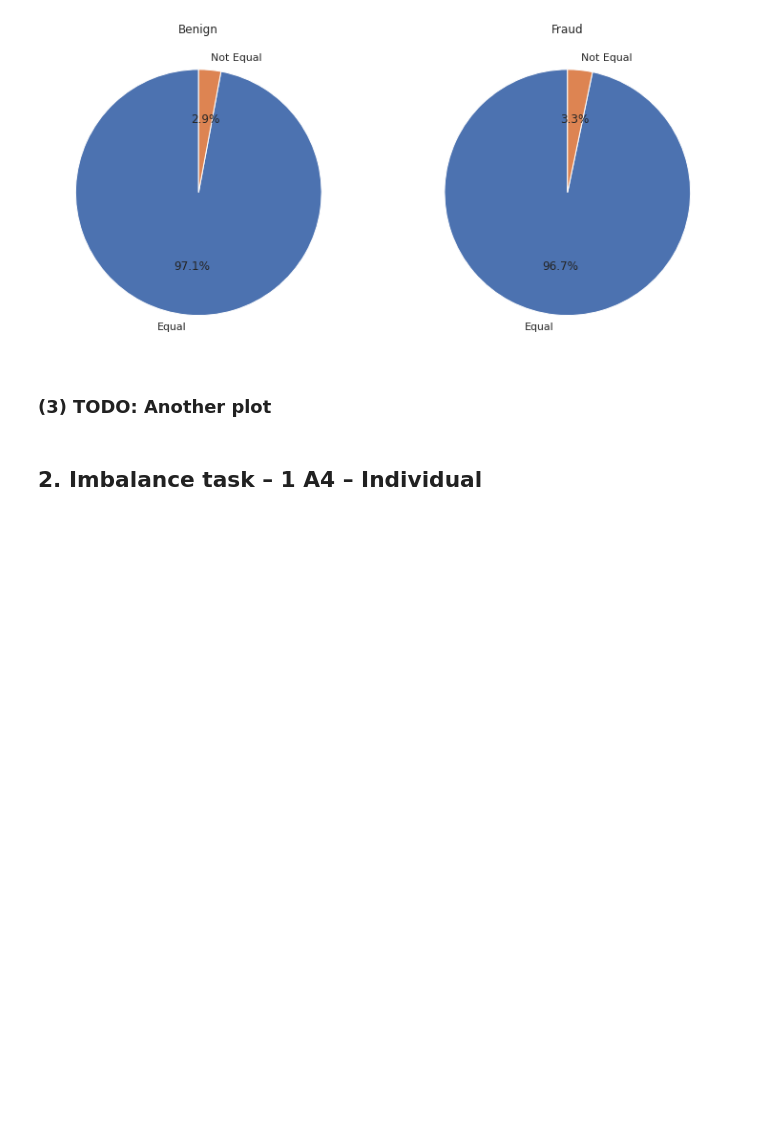
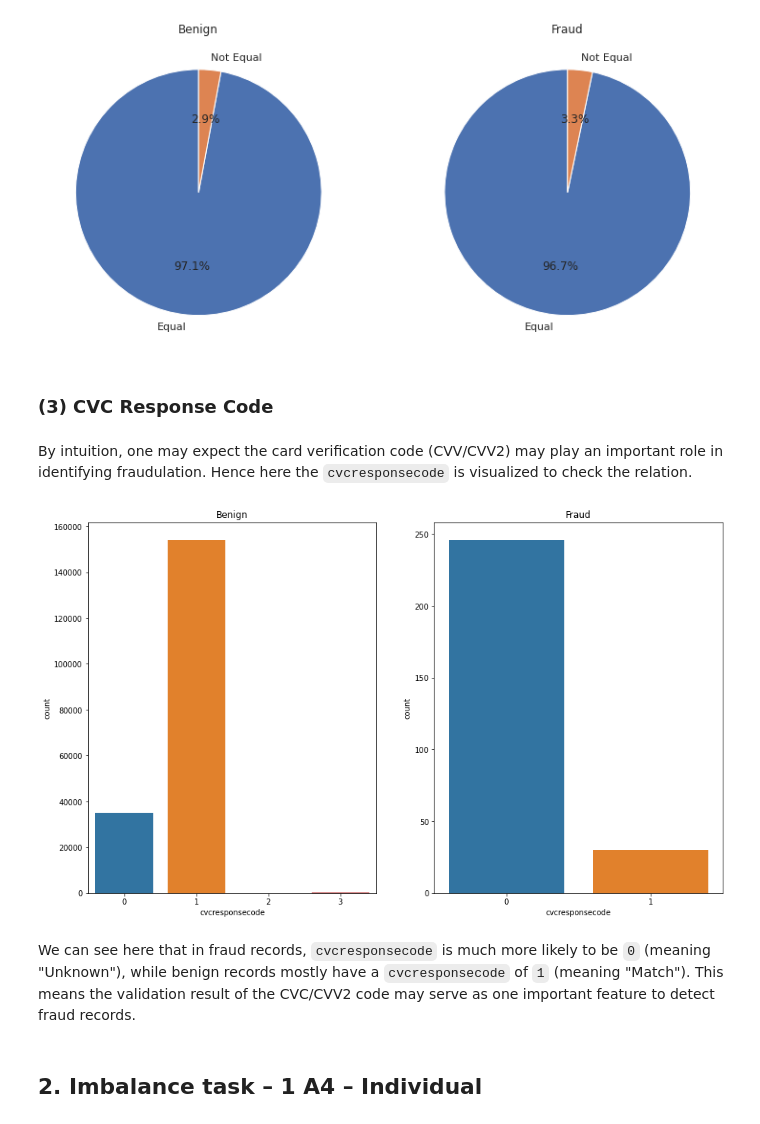
Before and after one commit to CarlosChu-c/CiberSecurityLab, a Jupyter notebook: lab1/Lab1-2021.ipynb, the cells around one changed output. Saved outputs shown, nothing was run; the diff lists cells and outputs as text; code cells hidden in the pictures; blank space fills up the shorter version.

Commit message:
3rd Visualization added

```diff
--- a/lab1/Lab1-2021.ipynb
+++ b/lab1/Lab1-2021.ipynb
@@ -222,8 +222,25 @@ plt.title('Fraud')
 plt.show()
 # %% [output]
 [figure]
-# %% [markdown]
-### (3) TODO: Another plot
+# %% [markdown]
+### (3) CVC Response Code
+# %% [markdown]
+By intuition, one may expect the card verification code (CVV/CVV2) may play an important role in identifying fraudulation. Hence here the ``cvcresponsecode`` is visualized to check the relation.
+# %%
+cvc_res_bn = df_src[df_src.label==0]
+cvc_res_fr = df_src[df_src.label==1]
+fig = plt.figure(figsize=(15,9))
+plt.subplot(1,2,1)
+sns.countplot(x='cvcresponsecode', data=cvc_res_bn)
+plt.title('Benign')
+plt.subplot(1,2,2)
+sns.countplot(x='cvcresponsecode', data=cvc_res_fr)
+plt.title('Fraud')
+plt.show()
+# %% [output]
+[figure, added]
+# %% [markdown]
+We can see here that in fraud records, ``cvcresponsecode`` is much more likely to be ``0`` (meaning "Unknown"), while benign records mostly have a ``cvcresponsecode`` of ``1`` (meaning "Match"). This means the validation result of the CVC/CVV2 code may serve as one important feature to detect fraud records.
 # %% [markdown]
 ## 2. Imbalance task – 1 A4 – Individual
 # %%
```
Also changed, not shown: parts of 1 cell of this notebook.
